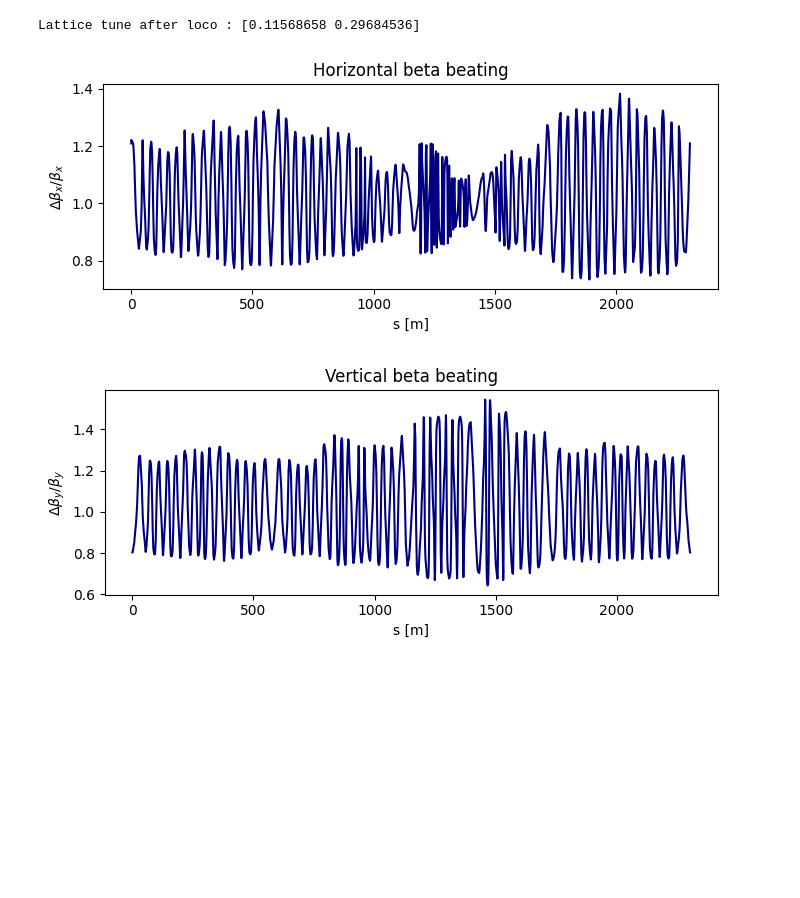
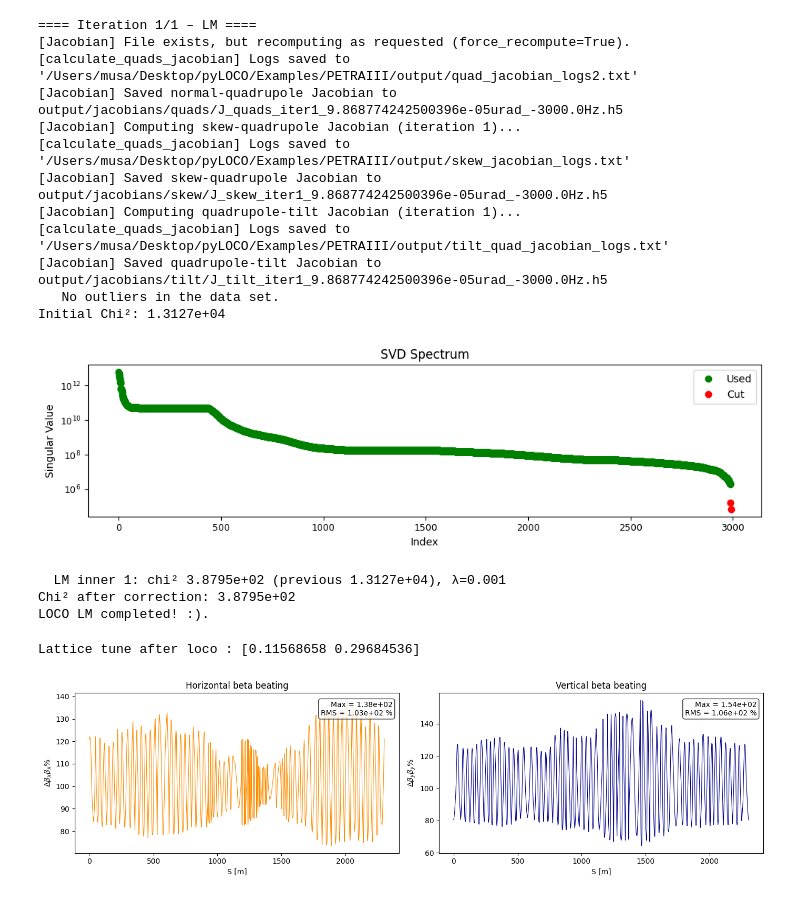
Before and after one commit to elafmusa/pyLOCO, a Jupyter notebook: Examples/PETRAIII/example_coupling.ipynb, the cells around one changed output. Saved outputs shown, nothing was run; the diff lists cells and outputs as text; code cells hidden in the pictures; blank space fills up the shorter version.

Commit message:
Update PETRA III example

```diff
--- a/Examples/PETRAIII/example_coupling.ipynb
+++ b/Examples/PETRAIII/example_coupling.ipynb
@@ -4,12 +4,14 @@ import os
 import h5py
 config_path = os.path.abspath("pyloco_config.py")
 load_config(config_path=config_path)
-from pyLOCO.pyloco import pyloco, remove_bad_bpms, plot_data
+from pyLOCO.pyloco import pyloco, remove_bad_bpms
+from pyLOCO.analysis import plot_beta, plot_eta, plot_matrices
+
 import numpy as np
 import at
 
 
-ring = at.load_lattice('p3_low_beta.mat')
+ring = at.load_lattice('./data/p3_low_beta.mat')
 elements_ind = at.get_refpts(ring, "*")
 _, _, twiss = at.get_optics(ring, elements_ind)
 # ============================================================================== #
@@ -117,7 +119,7 @@ fit_list     = [
     'vcor_coupling',
 ]
 remove_coupling_ = False
-fit_results, fit_dict, ring = pyloco(
+fit_results, fit_dict, ring,_,_,_,_,_ = pyloco(
     ring,
 
     # --- general control ---
@@ -182,19 +184,34 @@ fit_results, fit_dict, ring = pyloco(
 )
 
 # --- save results ---
-np.save("./output/loco_lm_fit_results_iterations.npy", fit_results)
+#np.save("./output/loco_lm_fit_results_iterations.npy", fit_results)
+# %% [output]
+==== Iteration 1/1 – LM ====
+[Jacobian] File exists, but recomputing as requested (force_recompute=True).
+[calculate_quads_jacobian] Logs saved to '/Users/musa/Desktop/pyLOCO/Examples/PETRAIII/output/quad_jacobian_logs2.txt'
+[Jacobian] Saved normal-quadrupole Jacobian to output/jacobians/quads/J_quads_iter1_9.868774242500396e-05urad_-3000.0Hz.h5
+[Jacobian] Computing skew-quadrupole Jacobian (iteration 1)...
+[calculate_quads_jacobian] Logs saved to '/Users/musa/Desktop/pyLOCO/Examples/PETRAIII/output/skew_jacobian_logs.txt'
+[Jacobian] Saved skew-quadrupole Jacobian to output/jacobians/skew/J_skew_iter1_9.868774242500396e-05urad_-3000.0Hz.h5
+[Jacobian] Computing quadrupole-tilt Jacobian (iteration 1)...
+[calculate_quads_jacobian] Logs saved to '/Users/musa/Desktop/pyLOCO/Examples/PETRAIII/output/tilt_quad_jacobian_logs.txt'
+[Jacobian] Saved quadrupole-tilt Jacobian to output/jacobians/tilt/J_tilt_iter1_9.868774242500396e-05urad_-3000.0Hz.h5
+   No outliers in the data set.
+Initial Chi²: 1.3127e+04
+[figure, added]
+  LM inner 1: chi² 3.8795e+02 (previous 1.3127e+04), λ=0.001
+Chi² after correction: 3.8795e+02
+LOCO LM completed! :).
 # %%
 print('Lattice tune after loco :' , at.get_tune(ring))
 _, _, twiss_err = at.get_optics(ring, elements_ind)
 s_pos = twiss_err.s_pos
 bx = (twiss_err.beta[:, 0]) / twiss.beta[:, 0]
 by = (twiss_err.beta[:, 1]) / twiss.beta[:, 1]
-plot_data(s_pos, bx, "s [m]", r"$\Delta\beta_x / \beta_x$ ", "Horizontal beta beating")
-plot_data(s_pos, by, "s [m]", r"$\Delta\beta_y / \beta_y$ ", "Vertical beta beating")
+plot_beta(s_pos, bx, by)
 # %% [output]
 Lattice tune after loco : [0.11568658 0.29684536]
-[figure, old version]
+[figure, new version]
-[figure, removed]
 # %%
 import matplotlib.pyplot as plt
 fit_results_matlab = np.load('./data/matlab_coupling_fit_1iter.npy')
```
Also changed, not shown: parts of 1 cell of this notebook, 4 other files.
